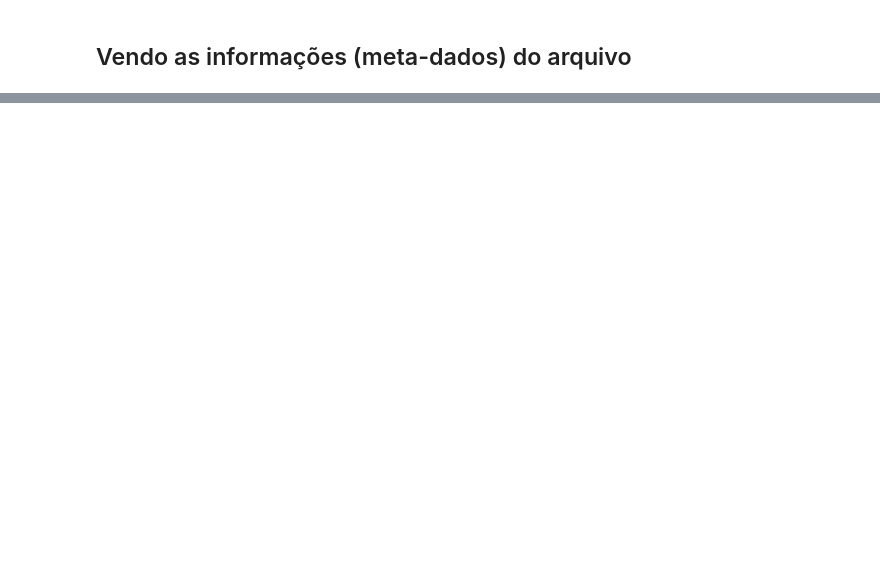
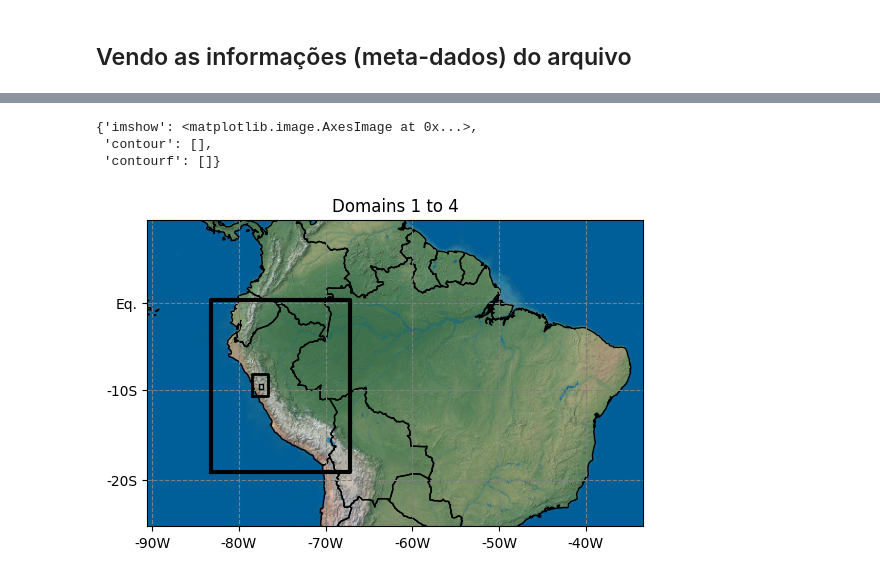
Before and after one commit to robertopsouto/wrf_view_domain, a Jupyter notebook: geogrid_simulator.ipynb, the cells around one changed output, grey strips where cells are left out. Cells and saved outputs as stored; diff of their text form; code cells hidden in the pictures; blank space fills up the shorter version.

```diff
--- a/geogrid_simulator.ipynb
+++ b/geogrid_simulator.ipynb
@@ -65,3 +46,4 @@ Dimensions without coordinates: Time, num_metgrid_levels, num_st_layers,
 # %%
-import salem
-fpath = get_demo_file('namelist.wps')
+from salem.utils import get_demo_file
+fpath = get_demo_file('namelist_mercator.wps')
+#fpath = get_demo_file('namelist.wps')
@@ -69,0 +50,4 @@ NameError: ignored
+# %%
+from salem import geogrid_simulator
+#g, maps = geogrid_simulator("namelist.wps", do_maps=True, map_kwargs=None)
+g, maps = geogrid_simulator(fpath)
@@ -69,0 +73,9 @@ NameError: ignored
+# %%
+maps[0].set_rgb(natural_earth='lr')
+# %%
+maps[0].visualize(title='Domains 1 to 4')
+# %% [output]
+{'imshow': <matplotlib.image.AxesImage at 0x...>,
+ 'contour': [],
+ 'contourf': []}
+[figure, added]
```
Also changed, not shown: parts of 6 cells of this notebook.
